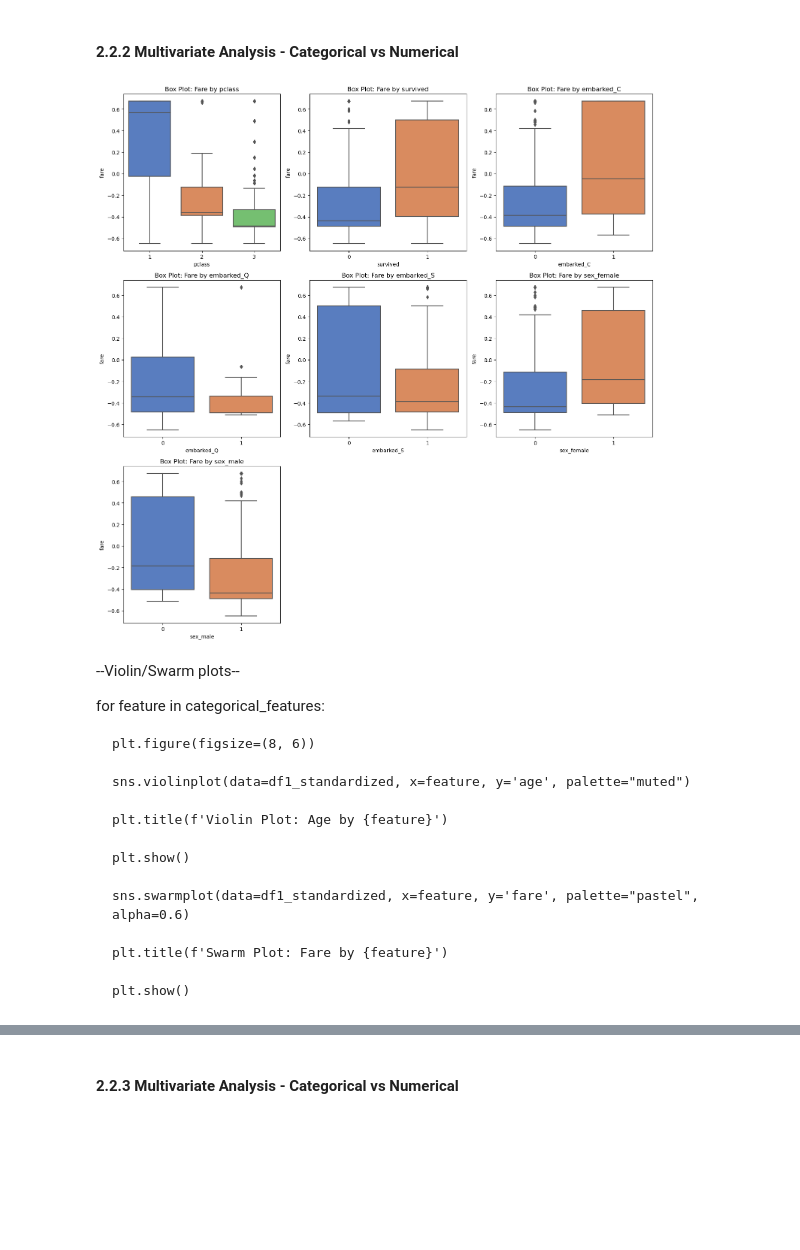
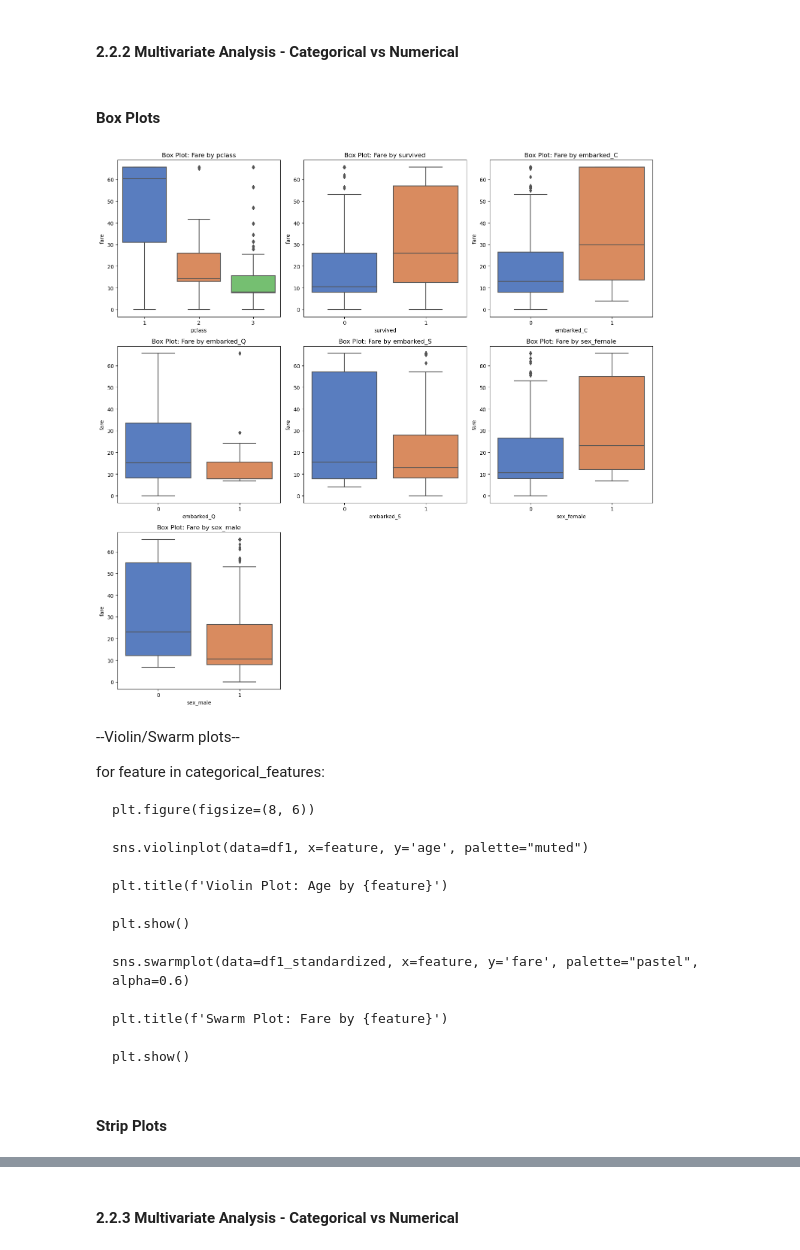
Before and after one commit to Chaiithra/Complete-Advanced-EDA, a Jupyter notebook: 2. Advanced Exploratory Data Analysis (EDA).ipynb, the cells around one changed output, grey strips where cells are left out. Drawn from its saved outputs; the diff is of its cells as text; code cells hidden in the pictures; blank space fills up the shorter version.

```diff
--- a/2. Advanced Exploratory Data Analysis (EDA).ipynb
+++ b/2. Advanced Exploratory Data Analysis (EDA).ipynb
@@ -182,0 +264,31 @@ for feature in categorical_features:
+# %%
+# Set number of features to plot
+features_to_plot = categorical_features
+
+# Dynamically calculate rows & columns
+n = len(features_to_plot)
+cols = 3
+rows = math.ceil(n / cols)
+
+fig, ax = plt.subplots(rows, cols, figsize=(6 * cols, 5 * rows))
+fig.suptitle("Pie Charts of Categorical Features (≤ 5 categories)", fontsize=18, weight='bold')
+
+ax = ax.flatten()
+
+for i, feature in enumerate(features_to_plot):
+    freq = df1[feature].value_counts()
+
+    if df1[feature].nunique() <= 5:
+        ax[i].pie(freq, labels=freq.index.astype(str), autopct='%1.1f%%', startangle=140, colors=sns.color_palette("pastel"))
+        ax[i].axis('equal')
+        ax[i].set_title(f'Pie Chart of {feature}')
+    else:
+        ax[i].axis('off')
+        ax[i].text(0.5, 0.5, 'Too many categories', ha='center', va='center', fontsize=10)
+
+# Hide any remaining empty subplots
+for j in range(i + 1, len(ax)):
+    ax[j].axis('off')
+
+plt.tight_layout(rect=[0, 0.03, 1, 0.95])
+plt.show()
@@ -201,5 +317,5 @@ Name: family_size, dtype: float64
 # %%
-df1_standardized['family_size'] = df1_standardized['family_size'].clip(lower=0)
+df1['family_size'] = df1['family_size'].clip(lower=0)
 # %%
 from sklearn.preprocessing import MinMaxScaler
 
@@ -245,39 +369,41 @@ print(plotly.__version__)
 6.0.1
 # %% [markdown]
 #### 2.2.2 Multivariate Analysis - Categorical vs Numerical
+# %% [markdown]
+#### Box Plots
 # %%
 # Calculate the number of rows and columns based on the total number of box plots
 num_box_plots = len(categorical_features)
 num_columns = 3
 num_rows = (num_box_plots + num_columns - 1) // num_columns  # To ensure enough rows
 
 # Create the subplots grid
 fig, axes = plt.subplots(num_rows, num_columns, figsize=(15, num_rows * 5))
 
 # Flatten the axes array for easier iteration
 axes = axes.flatten()
 
 # Counter for the axes index
 plot_index = 0
 
 # Loop through the categorical features and plot box plots
 for feature in categorical_features:
     # Choose the axis for plotting
     ax = axes[plot_index]
-    sns.boxplot(data=df1_standardized, x=feature, y='fare', palette="muted", ax=ax)
+    sns.boxplot(data=df1, x=feature, y='fare', palette="muted", ax=ax)
     ax.set_title(f'Box Plot: Fare by {feature}')
 
     # Move to the next plot
     plot_index += 1
 
 # Remove any empty subplots
 for i in range(plot_index, len(axes)):
     fig.delaxes(axes[i])
 
 plt.tight_layout()
 plt.show()
 # %% [output]
-[figure, old version]
+[figure, new version]
 # %% [markdown]
 --Violin/Swarm plots--
 
@@ -285,7 +411,7 @@ for feature in categorical_features:
 
     plt.figure(figsize=(8, 6))
 
-    sns.violinplot(data=df1_standardized, x=feature, y='age', palette="muted")
+    sns.violinplot(data=df1, x=feature, y='age', palette="muted")
 
     plt.title(f'Violin Plot: Age by {feature}')
 
@@ -296,6 +422,8 @@ for feature in categorical_features:
     plt.title(f'Swarm Plot: Fare by {feature}')
 
     plt.show()
+# %% [markdown]
+#### Strip Plots
 # %%
 # Calculate the number of rows and columns based on the total number of strip plots
 num_plots = len(categorical_features)  # 1 plot for each feature
```
Also changed, not shown: parts of 56 cells of this notebook.
